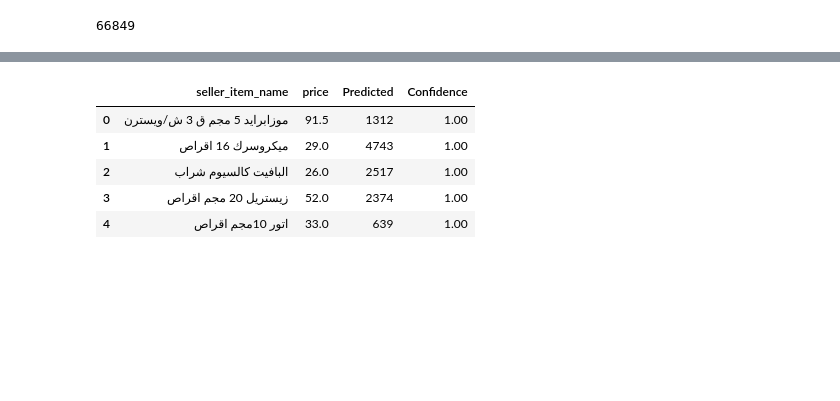
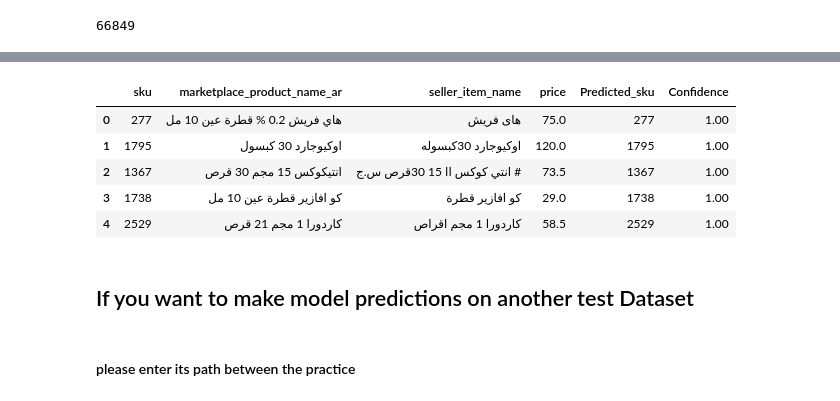
Before and after one commit to TarekkMU1911/ISUPPLY-Product-Matching-Project, a Jupyter notebook: modefied.ipynb, the cells around one changed output, grey strips where cells are left out. Cells and saved outputs as stored; diff of their text form; code cells hidden in the pictures; blank space fills up the shorter version.

```diff
--- a/modefied.ipynb
+++ b/modefied.ipynb
@@ -94,13 +81,13 @@ df.columns
 # %% [output]
 Index(['sku', 'marketplace_product_name_ar', 'seller_item_name', 'price'], dtype='object')
 # %%
-train_df, validation_df = train_test_split(df, test_size=0.2, stratify=df['sku'], random_state=42)
+train_df, test_df = train_test_split(df, test_size=0.2, stratify=df['sku'], random_state=42)
 
 train_df = train_df.reset_index(drop=True)
-validation_df = validation_df.reset_index(drop=True)
+test_df = test_df.reset_index(drop=True)
 
 print("Train DataFrame shape:", train_df.shape)
-print("Test DataFrame shape:", validation_df.shape)
+print("Test DataFrame shape:", test_df.shape)
 print("\nTrain DataFrame first rows:\n", train_df.head())
 # %% [output]
 Train DataFrame shape: (66849, 4)
@@ -313,5 +295,5 @@ X_validat, y_validat  = preparing_validation_df(validation_df)
 # %%
-X_test = preparing_test_df(test_df)
+X_test, y_test  = preparing_test_df(test_df)
 # %% [output]
 [nltk_data] Downloading package stopwords to /Users/mac/nltk_data...
 [nltk_data]   Package stopwords is already up-to-date!
@@ -320,9 +302,6 @@ X_train.shape[0]
 # %% [output]
 66849
 # %%
-import tensorflow as tf
-from tensorflow import keras
-
 num_classes = len(set(y_train))
 
 
@@ -354,6 +333,6 @@ early_stopping = keras.callbacks.EarlyStopping(monitor='val_loss', patience=7, r
 reduce_lr = keras.callbacks.ReduceLROnPlateau(monitor='val_loss', factor=0.5, patience=3, min_lr=1e-6, verbose=1)
 
 
-model.fit(X_train, y_train, epochs=100, batch_size=128, validation_data=(X_validat, y_validat), callbacks=[early_stopping, reduce_lr])
+model.fit(X_train, y_train, epochs=100, batch_size=128, validation_data=(X_test, y_test), callbacks=[early_stopping, reduce_lr])
 # %% [output]
 Epoch 1/100
@@ -423,0 +413,2 @@ temp_df.head()
+# %%
+temp_df = confidence_score(X_test, y_test)
@@ -424,14 +424,13 @@ temp_df.head()
 # %%
 predicted_df = test_df
 # %%
-predicted_df['Predicted'] = temp_df['Predicted'].values
-predicted_df['Confidence'] = temp_df['Confidence'].values
+predicted_df['Predicted_sku'] = temp_df['Predicted']
 predicted_df.head()
 # %% [output]
-|  | seller_item_name | price | Predicted | Confidence |
-| 0 | موزابرايد 5 مجم ق 3 ش/ويسترن | 91.5 | 1312 | 1.00 |
-| 1 | ميكروسرك 16 اقراص | 29.0 | 4743 | 1.00 |
-| 2 | البافيت كالسيوم شراب | 26.0 | 2517 | 1.00 |
-| 3 | زيستريل 20 مجم اقراص | 52.0 | 2374 | 1.00 |
-| 4 | اتور 10مجم اقراص | 33.0 | 639 | 1.00 |
+|  | sku | marketplace_product_name_ar | seller_item_name | price | Predicted_sku | Confidence |
+| 0 | 277 | هاي فريش 0.2 % قطرة عين 10 مل | هاى فريش | 75.0 | 277 | 1.00 |
+| 1 | 1795 | اوكيوجارد 30 كبسول | اوكيوجارد 30كبسوله | 120.0 | 1795 | 1.00 |
+| 2 | 1367 | انتيكوكس 15 مجم 30 قرص | انتي كوكس اا 15 30قرص س.ج # | 73.5 | 1367 | 1.00 |
+| 3 | 1738 | كو افازير قطرة عين 10 مل | كو افازير قطرة | 29.0 | 1738 | 1.00 |
+| 4 | 2529 | كاردورا 1 مجم 21 قرص | كاردورا 1 مجم اقراص | 58.5 | 2529 | 1.00 |
 # %%
@@ -438,0 +438,4 @@ predicted_df.to_csv('predicted.csv', index=False, encoding='utf-8-sig')
+# %% [markdown]
+## If you want to make model predictions on another test Dataset
+# %% [markdown]
+#### please enter its path between the practice
```
Also changed, not shown: parts of 17 cells of this notebook, 5 other files.
